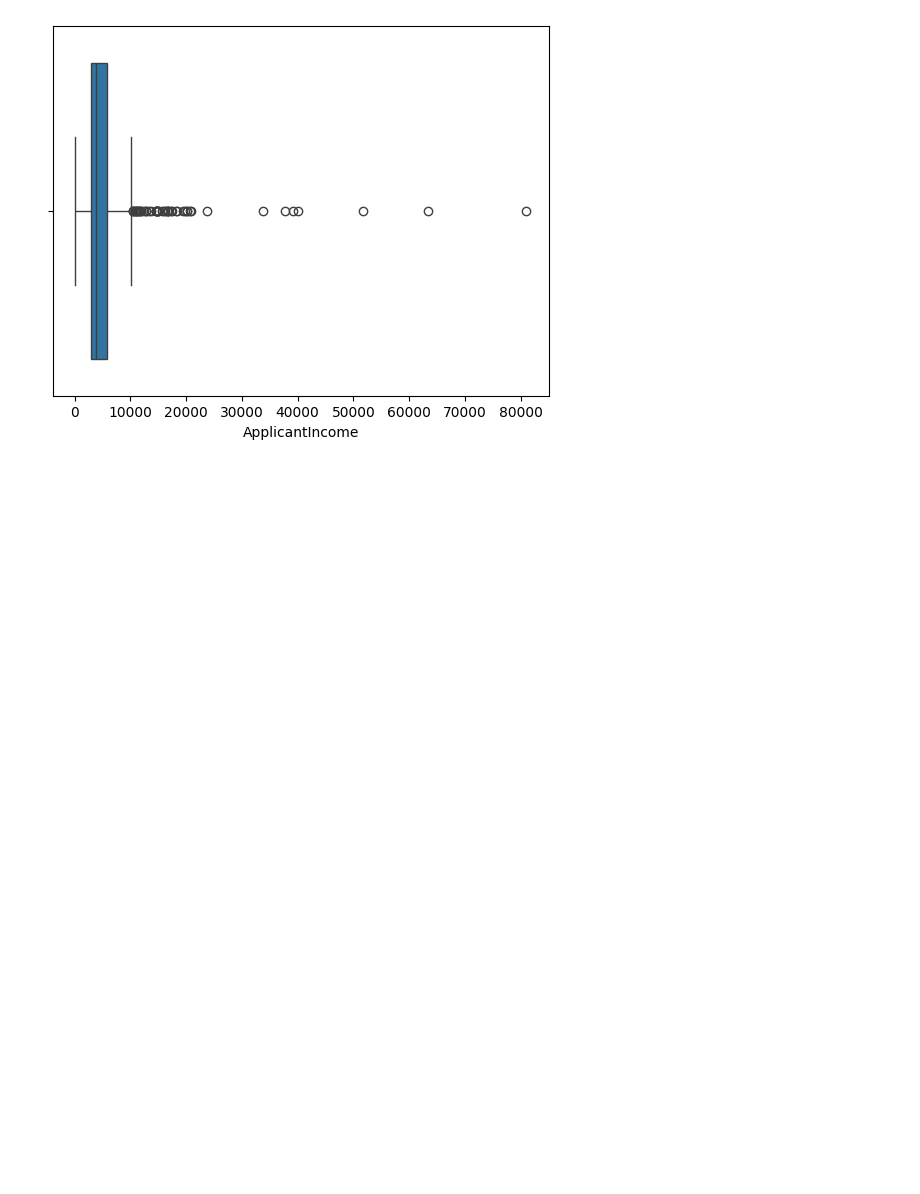
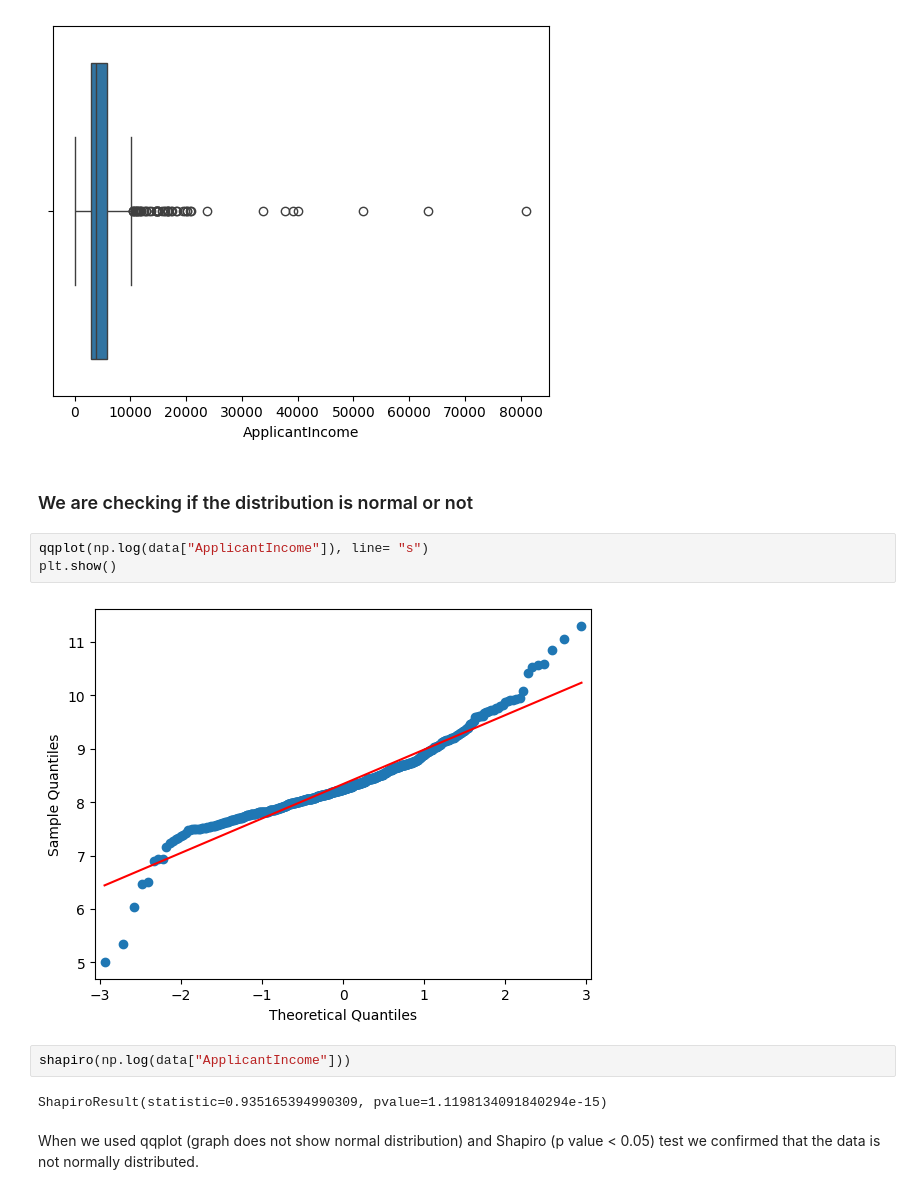
Before and after one commit to AntaraR12/Determine-the-eligibility-for-granting-a-home-loan-, a Jupyter notebook: Code.ipynb, the cells around one changed output. Saved outputs shown, nothing was run; the diff lists cells and outputs as text; blank space fills up the shorter version.

```diff
--- a/Code.ipynb
+++ b/Code.ipynb
@@ -187,3 +188,16 @@ sns.boxplot(data= data, x = "ApplicantIncome")
 # %% [output]
 <Axes: xlabel='ApplicantIncome'>
 [figure]
+# %% [markdown]
+### We are checking if the distribution is normal or not
+# %%
+qqplot(np.log(data["ApplicantIncome"]), line= "s")
+plt.show()
+# %% [output]
+[figure, added]
+# %%
+shapiro(np.log(data["ApplicantIncome"]))
+# %% [output]
+ShapiroResult(statistic=0.935165394990309, pvalue=1.1198134091840294e-15)
+# %% [markdown]
+When we used qqplot (graph does not show normal distribution) and Shapiro (p value < 0.05) test we confirmed that the data is not normally distributed.
```
Also changed, not shown: parts of 1 cell of this notebook.
